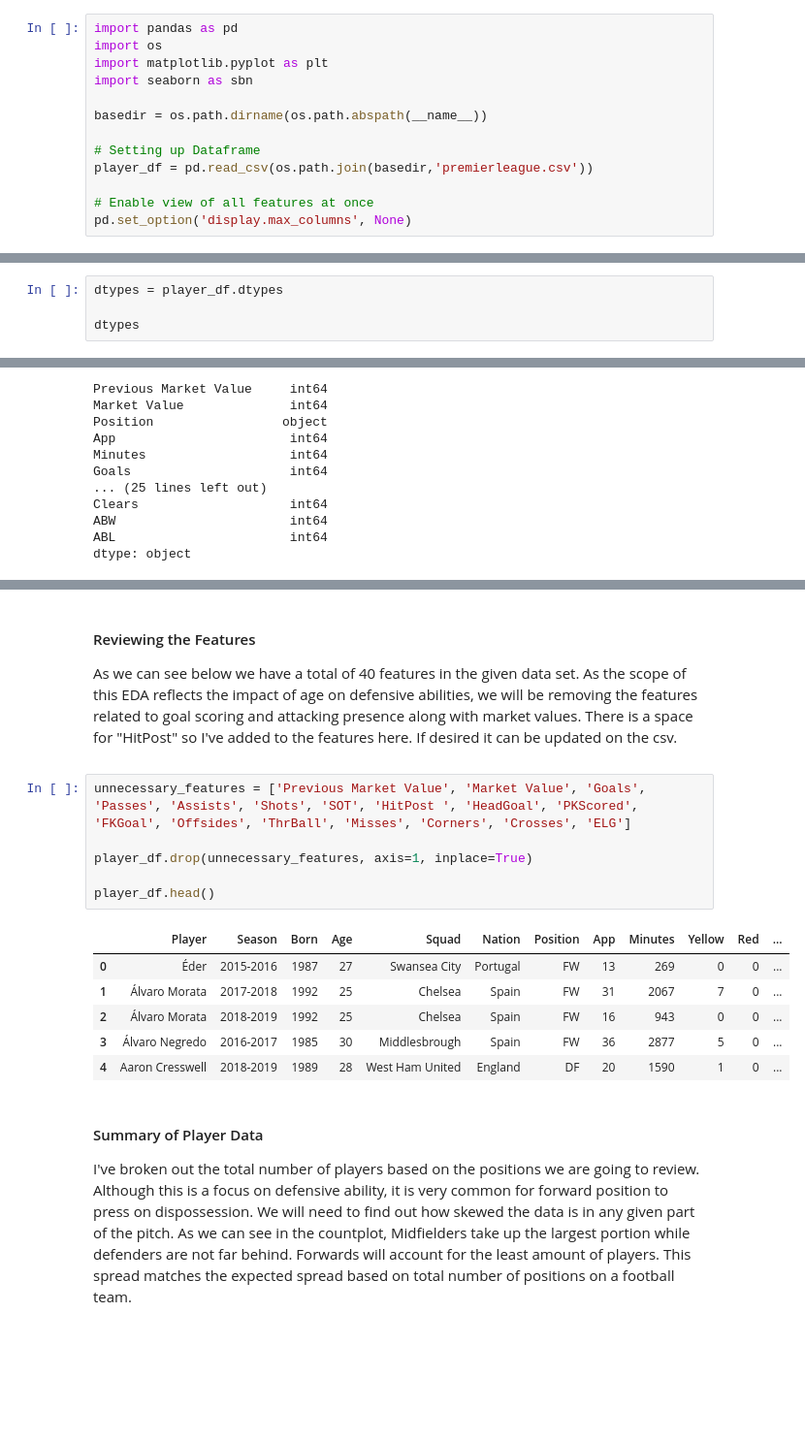
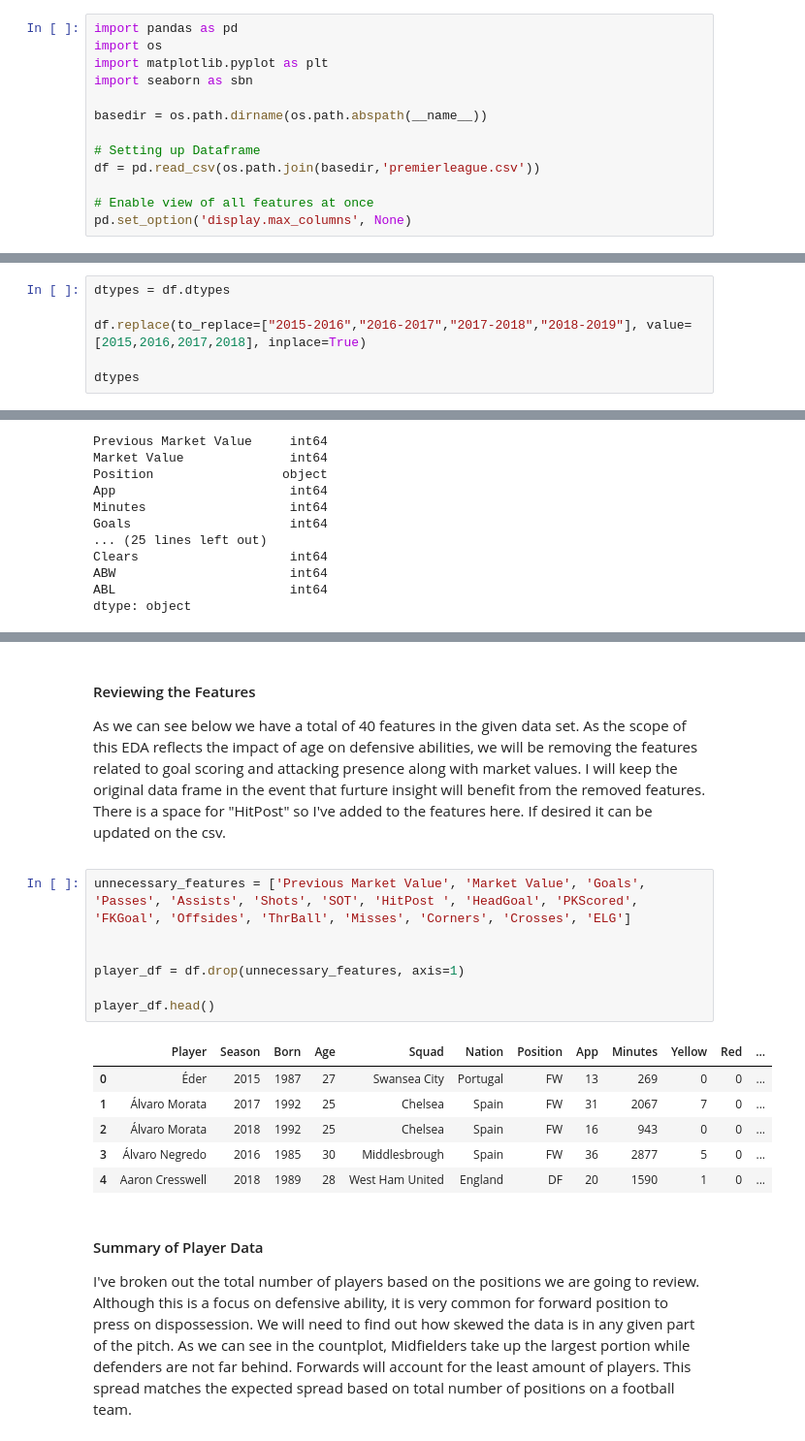
Before and after one commit to ascrivs/studious-couscous, a Jupyter notebook: DSA-Project.ipynb, the cells around one changed output, grey strips where cells are left out. Shown at 97% size. Cells and saved outputs as stored; diff of their text form; blank space fills up the shorter version.

```diff
--- a/DSA-Project.ipynb
+++ b/DSA-Project.ipynb
@@ -117,7 +117,7 @@ import seaborn as sbn
 basedir = os.path.dirname(os.path.abspath(__name__))
 
 # Setting up Dataframe
-player_df = pd.read_csv(os.path.join(basedir,'premierleague.csv'))
+df = pd.read_csv(os.path.join(basedir,'premierleague.csv'))
 
 # Enable view of all features at once
 pd.set_option('display.max_columns', None)
@@ -127,6 +128,8 @@ pd.set_option('display.max_columns', None)
 <p>
 # %%
-dtypes = player_df.dtypes
+dtypes = df.dtypes
+
+df.replace(to_replace=["2015-2016","2016-2017","2017-2018","2018-2019"], value=[2015,2016,2017,2018], inplace=True)
 
 dtypes
 # %% [output]
@@ -156,22 +159,23 @@ player_df.columns.size
 
 <p>
 
-As we can see below we have a total of 40 features in the given data set. As the scope of this EDA reflects the impact of age on defensive abilities, we will be removing the features related to goal scoring and attacking presence along with market values. There is a space for "HitPost" so I've added to the features here. If desired it can be updated on the csv.
+As we can see below we have a total of 40 features in the given data set. As the scope of this EDA reflects the impact of age on defensive abilities, we will be removing the features related to goal scoring and attacking presence along with market values. I will keep the original data frame in the event that furture insight will benefit from the removed features. There is a space for "HitPost" so I've added to the features here. If desired it can be updated on the csv.
 
 </p>
 # %%
 unnecessary_features = ['Previous Market Value', 'Market Value', 'Goals', 'Passes', 'Assists', 'Shots', 'SOT', 'HitPost ', 'HeadGoal', 'PKScored', 'FKGoal', 'Offsides', 'ThrBall', 'Misses', 'Corners', 'Crosses', 'ELG']
 
-player_df.drop(unnecessary_features, axis=1, inplace=True)
+
+player_df = df.drop(unnecessary_features, axis=1)
 
 player_df.head()
 # %% [output]
 |  | Player | Season | Born | Age | Squad | Nation | Position | App | Minutes | Yellow | Red | ... |
-| 0 | Éder | 2015-2016 | 1987 | 27 | Swansea City | Portugal | FW | 13 | 269 | 0 | 0 | ... |
-| 1 | Álvaro Morata | 2017-2018 | 1992 | 25 | Chelsea | Spain | FW | 31 | 2067 | 7 | 0 | ... |
-| 2 | Álvaro Morata | 2018-2019 | 1992 | 25 | Chelsea | Spain | FW | 16 | 943 | 0 | 0 | ... |
-| 3 | Álvaro Negredo | 2016-2017 | 1985 | 30 | Middlesbrough | Spain | FW | 36 | 2877 | 5 | 0 | ... |
-| 4 | Aaron Cresswell | 2018-2019 | 1989 | 28 | West Ham United | England | DF | 20 | 1590 | 1 | 0 | ... |
+| 0 | Éder | 2015 | 1987 | 27 | Swansea City | Portugal | FW | 13 | 269 | 0 | 0 | ... |
+| 1 | Álvaro Morata | 2017 | 1992 | 25 | Chelsea | Spain | FW | 31 | 2067 | 7 | 0 | ... |
+| 2 | Álvaro Morata | 2018 | 1992 | 25 | Chelsea | Spain | FW | 16 | 943 | 0 | 0 | ... |
+| 3 | Álvaro Negredo | 2016 | 1985 | 30 | Middlesbrough | Spain | FW | 36 | 2877 | 5 | 0 | ... |
+| 4 | Aaron Cresswell | 2018 | 1989 | 28 | West Ham United | England | DF | 20 | 1590 | 1 | 0 | ... |
 # %% [markdown]
 <h4> Summary of Player Data </h4>
 
```
Also changed, not shown: parts of 14 cells of this notebook.
